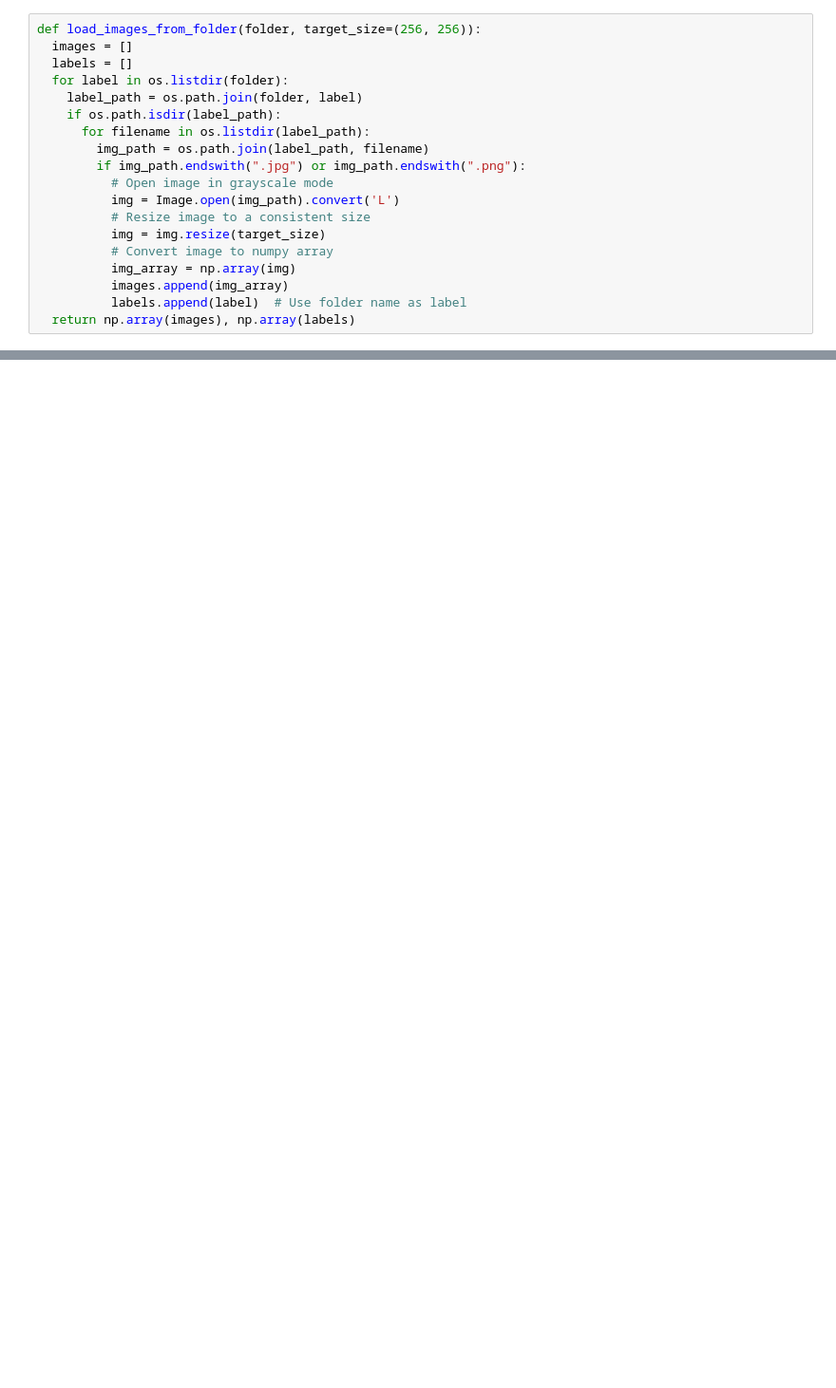
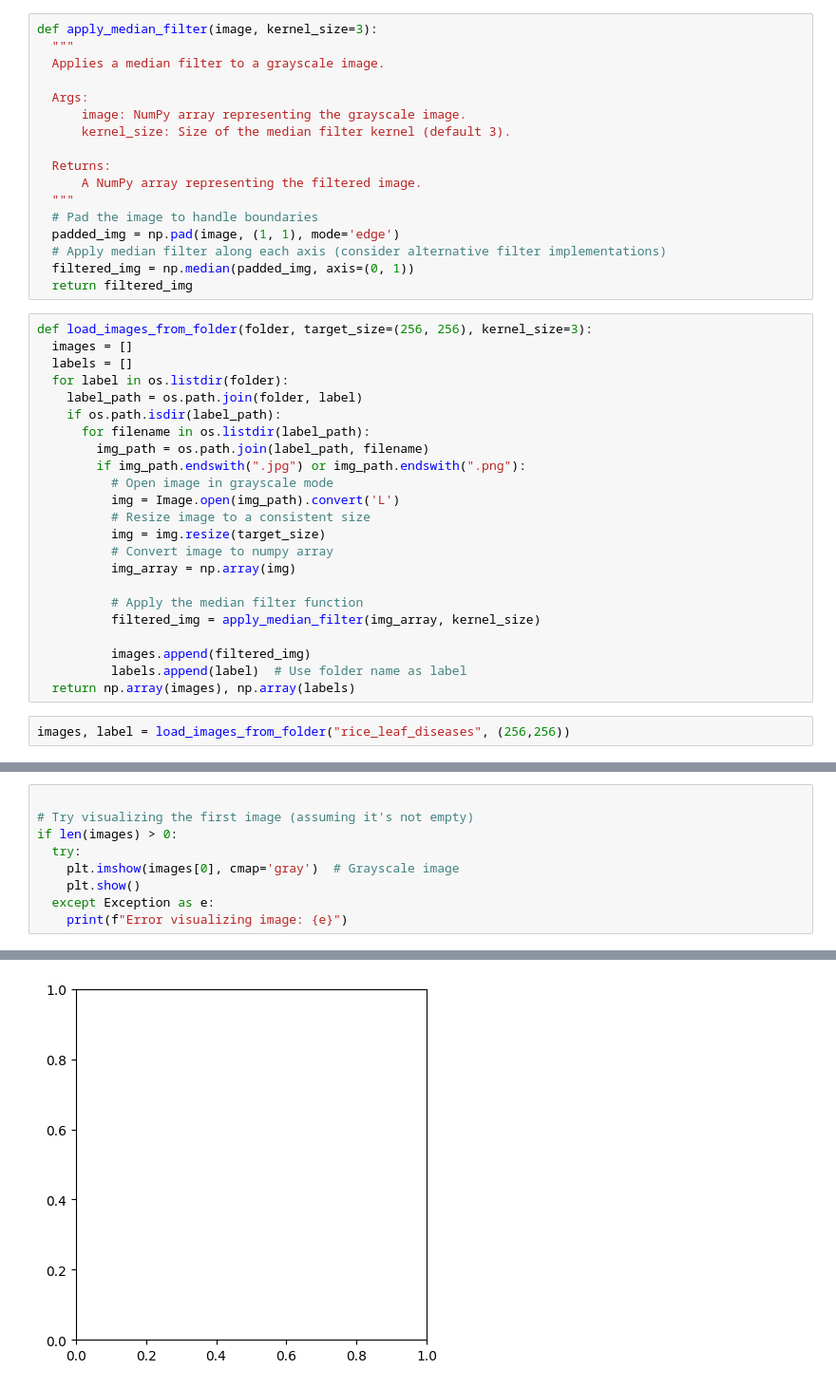
Before and after one commit to Napphy/thesis_1, a Jupyter notebook: thesis_test.ipynb, the cells around one changed output, grey strips where cells are left out. Shown: that part at 95% size. Cells and saved outputs as stored; diff of their text form; blank space fills up the shorter version.

```diff
--- a/thesis_test.ipynb
+++ b/thesis_test.ipynb
@@ -36,5 +110,22 @@ NameError: name 'tkinter' is not defined
+# %%
+def apply_median_filter(image, kernel_size=3):
+  """
+  Applies a median filter to a grayscale image.
+
+  Args:
+      image: NumPy array representing the grayscale image.
+      kernel_size: Size of the median filter kernel (default 3).
+
+  Returns:
+      A NumPy array representing the filtered image.
+  """
+  # Pad the image to handle boundaries
+  padded_img = np.pad(image, (1, 1), mode='edge')
+  # Apply median filter along each axis (consider alternative filter implementations)
+  filtered_img = np.median(padded_img, axis=(0, 1))
+  return filtered_img
 # %%
-def load_images_from_folder(folder, target_size=(256, 256)):
+def load_images_from_folder(folder, target_size=(256, 256), kernel_size=3):
   images = []
   labels = []
   for label in os.listdir(folder):
@@ -49,6 +140,12 @@ def load_images_from_folder(folder, target_size=(256, 256)):
           img = img.resize(target_size)
           # Convert image to numpy array
           img_array = np.array(img)
-          images.append(img_array)
+
+          # Apply the median filter function
+          filtered_img = apply_median_filter(img_array, kernel_size)
+
+          images.append(filtered_img)
           labels.append(label)  # Use folder name as label
   return np.array(images), np.array(labels)
+# %%
+images, label = load_images_from_folder("rice_leaf_diseases", (256,256))
@@ -54,0 +161,10 @@ def load_images_from_folder(folder, target_size=(256, 256)):
+# %%
+
+# Try visualizing the first image (assuming it's not empty)
+if len(images) > 0:
+  try:
+    plt.imshow(images[0], cmap='gray')  # Grayscale image
+    plt.show()
+  except Exception as e:
+    print(f"Error visualizing image: {e}")
+# %% [output]
@@ -54,0 +172 @@ def load_images_from_folder(folder, target_size=(256, 256)):
+[figure, added]
```
Also changed, not shown: parts of 9 cells of this notebook, 7 other files.
